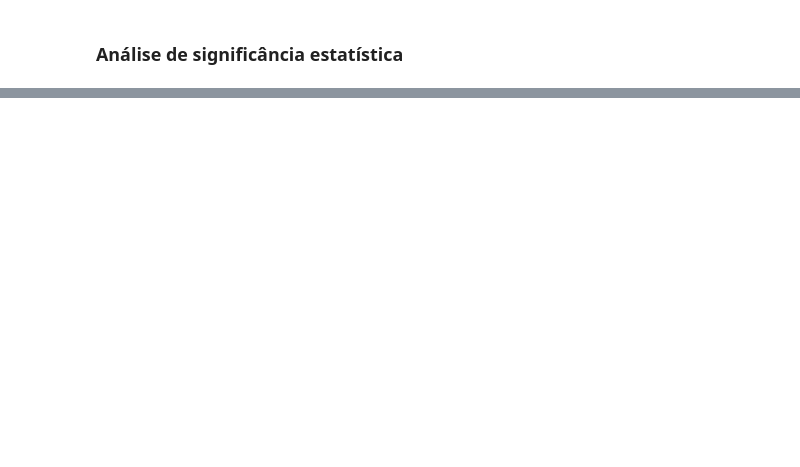
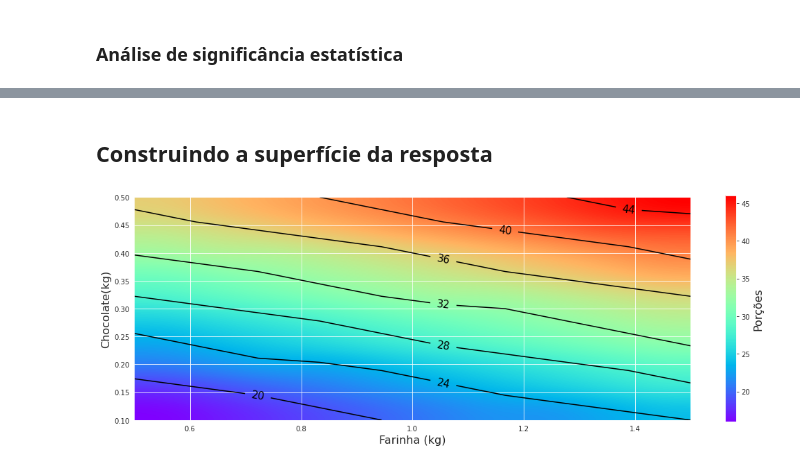
Before and after one commit to ClarisseAlvarenga/alura_experimentos, a Jupyter notebook: Experimentos_Alura_Clarisse.ipynb, the cells around one changed output, grey strips where cells are left out. Cells and saved outputs as stored; diff of their text form; code cells hidden in the pictures; blank space fills up the shorter version.

```diff
--- a/Experimentos_Alura_Clarisse.ipynb
+++ b/Experimentos_Alura_Clarisse.ipynb
@@ -167,0 +441,2 @@ Warnings:
+# %%
+parametros = modelo_ajustado_2.params
@@ -167,0 +476,3 @@ Warnings:
+# %%
+x_farinha = np.linspace(start=0.5, stop=1.5, num=10)
+x_farinha
@@ -167,0 +482,3 @@ Warnings:
+# %%
+x_chocolate = np.linspace(start=0.1, stop=0.5, num=10)
+x_chocolate
@@ -167,0 +488,8 @@ Warnings:
+# %%
+#usando a função criada para mostrar o modelo atuando em vários pontos do experimento
+pontos = []
+for cont1 in x_farinha:
+  temp = []
+  for cont2 in x_chocolate:
+    temp.append(modelo_receita(cont1,cont2))
+  pontos.append(temp)
@@ -167,0 +510,2 @@ Warnings:
+# %% [markdown]
+## **Construindo a superfície da resposta**
@@ -167,0 +515,19 @@ Warnings:
+# %%
+#construindo nosso gráfico de cores
+#base
+plt.figure(figsize=(18,6))
+#nomeando os eixos
+plt.xlabel('Farinha (kg)', fontsize=16)
+plt.ylabel('Chocolate(kg)', fontsize=(16))
+#construindo o mapa de cores, o lower  inverte a matriz de valores, usando interpolação quádrica e
+#os limites (extent), são os limites de nossas variáveis na ordem x (min, max)e y(min, max)
+mapa_cor = plt.imshow(pontos,origin='lower',cmap=cm.rainbow, interpolation='quadric',extent=(0.5,1.5,0.1,0.5))
+#incluindo uma barra de cor
+plt.colorbar().set_label('Porções', fontsize=16)
+#INCLUINDO ISOLINHAS
+#incluindo linhas com os dados usados na previsão e as previsões, na cor preta e com espessura de linha de 1,5
+linhas = plt.contour(x_farinha, x_chocolate, pontos,colors='k', linewidths=1.5) #estas linhas representam as regiões onde a quantidade de cupcakes é igual
+#incluindo valores nas linhas, dentro das linhas com espaçamento de 10 e valores arredondados
+plt.clabel(linhas,inline=True, fontsize=15, inline_spacing=10, fmt='%1.0f');
+# %% [output]
+[figure, added]
```
Also changed, not shown: parts of 68 cells of this notebook.
